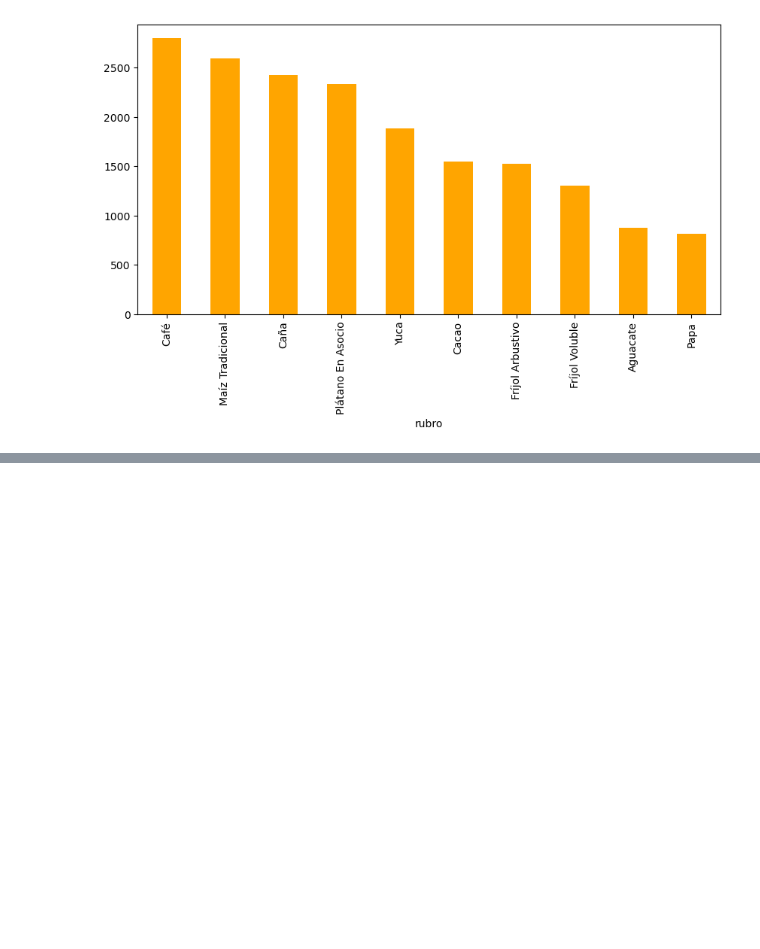
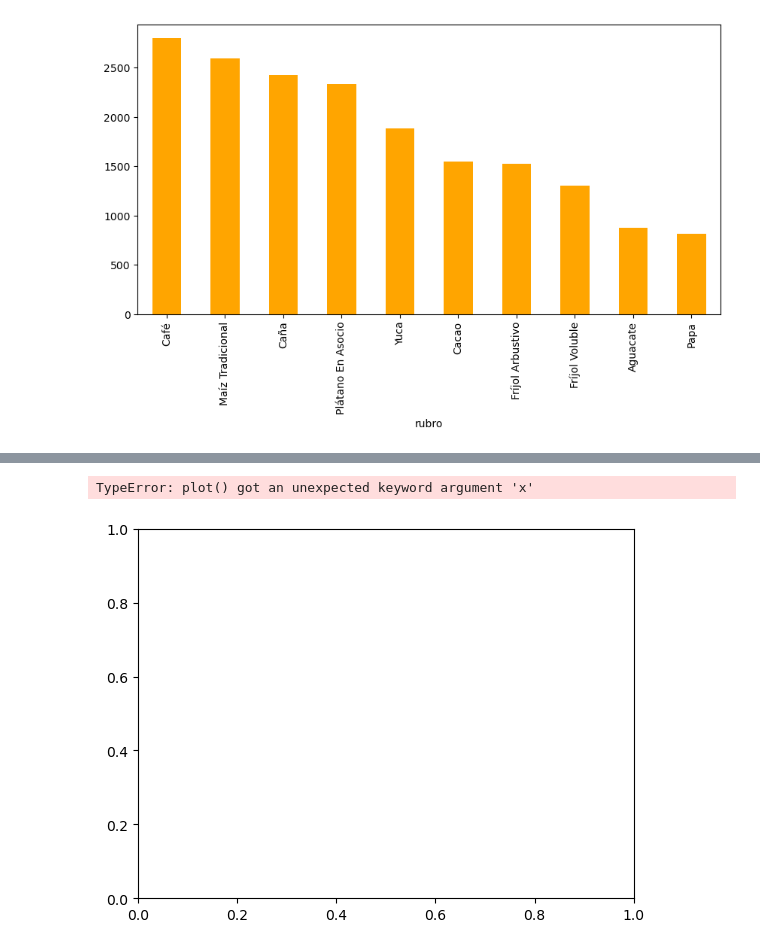
Before and after one commit to federr-gh/Produccion-agricola-datascience, a Jupyter notebook: produccion-agricola.ipynb, the cells around one changed output, grey strips where cells are left out. Cells and saved outputs as stored; diff of their text form; code cells hidden in the pictures; blank space fills up the shorter version.

```diff
--- a/produccion-agricola.ipynb
+++ b/produccion-agricola.ipynb
@@ -128,0 +192,5 @@ sns.
+# %%
+plt.plot(x=df['anio'],y=df['volumen_produccion']/df['area_produccion'])
+# %% [output]
+TypeError: plot() got an unexpected keyword argument 'x'
+[figure, added]
```
Also changed, not shown: parts of 24 cells of this notebook, 3 other files.
